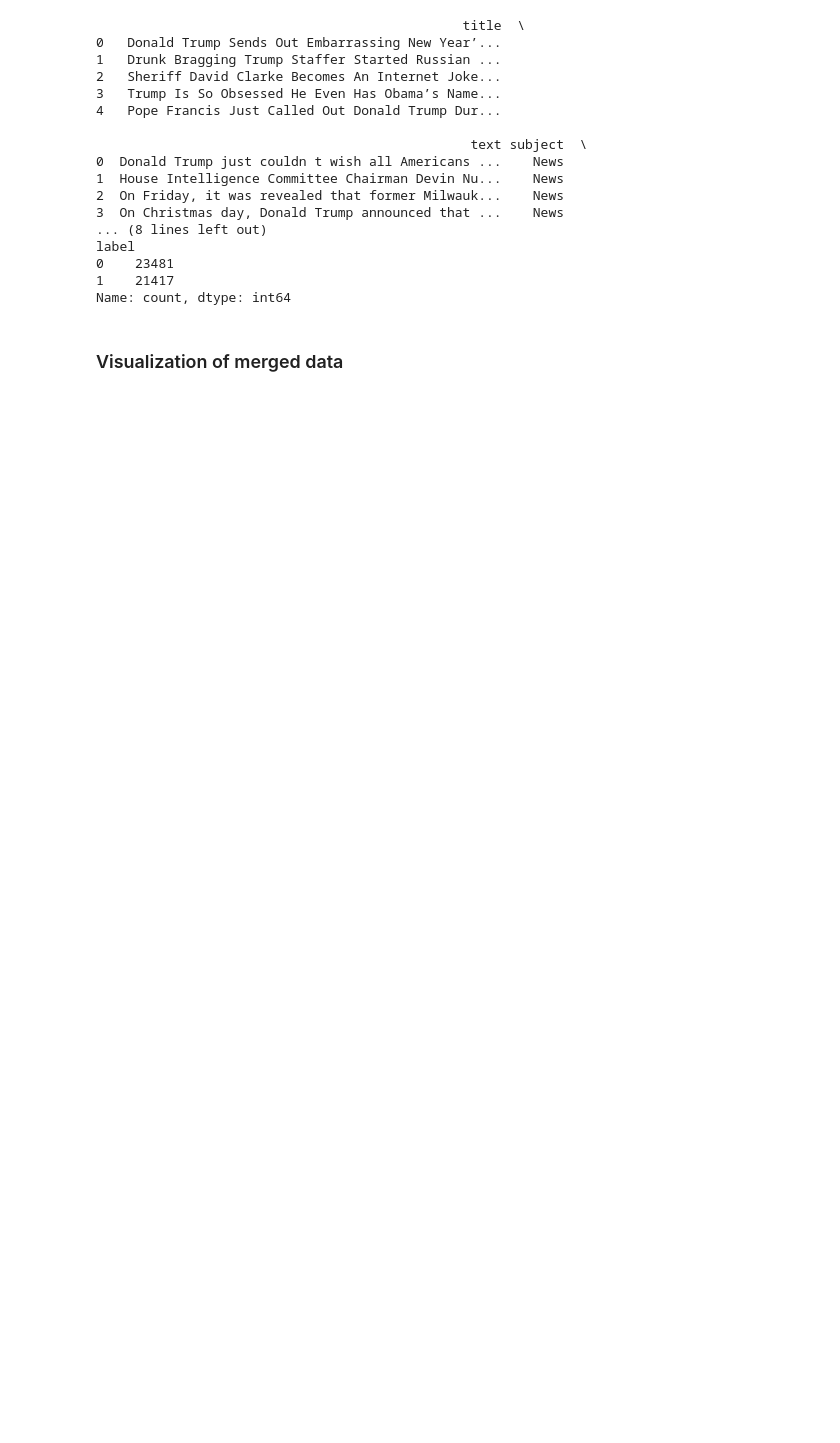
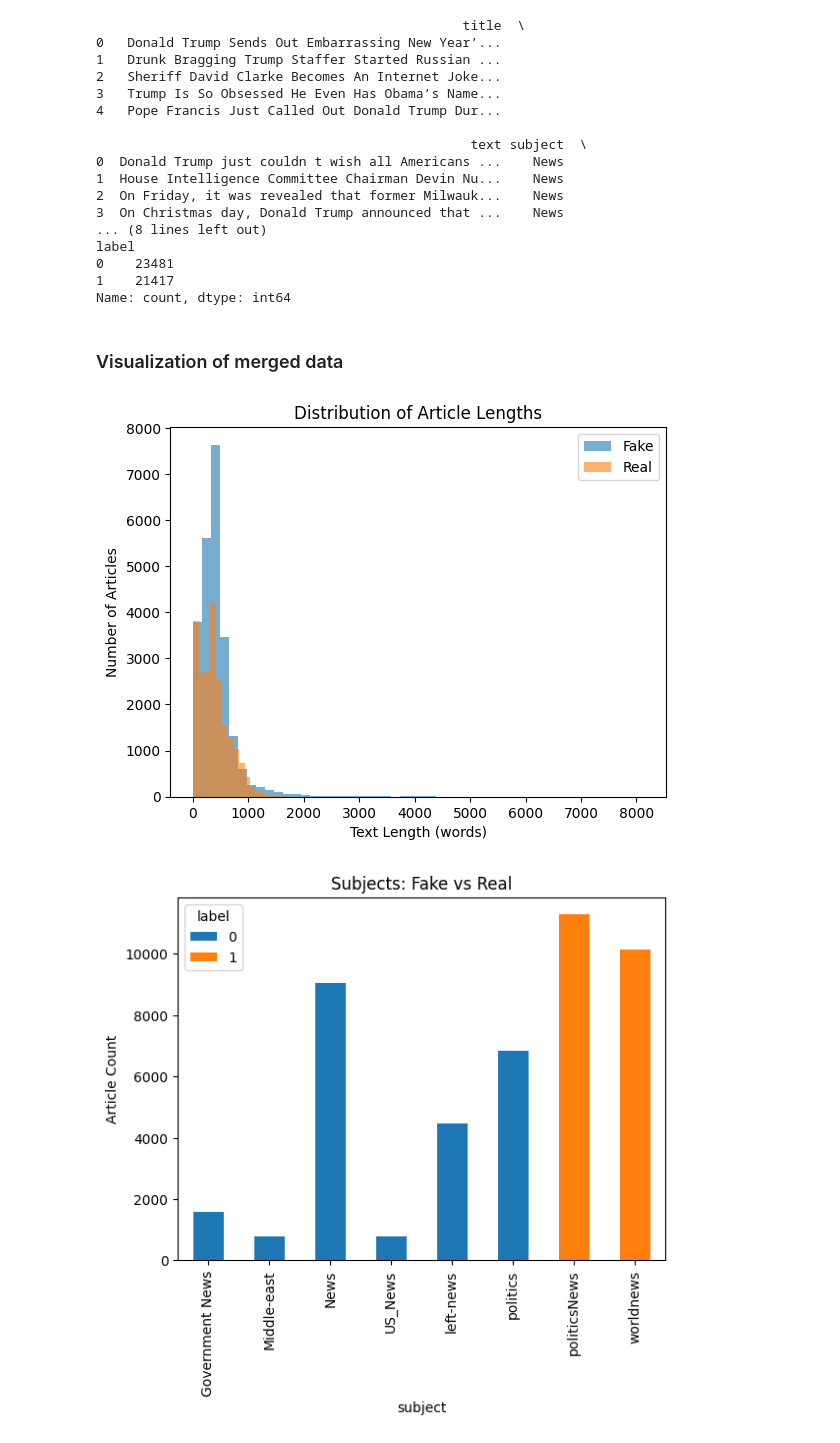
Before and after one commit to XDAathi/Fake_News_Identifier, a Jupyter notebook: data_analysis.ipynb, the cells around one changed output. Cells and saved outputs as stored; diff of their text form; code cells hidden in the pictures; blank space fills up the shorter version.

```diff
--- a/data_analysis.ipynb
+++ b/data_analysis.ipynb
@@ -37,3 +40,33 @@ label
 Name: count, dtype: int64
 # %% [markdown]
 ### Visualization of merged data
+# %%
+#Visualizing Amount of Articles VS Text Length
+
+df['text_length'] = df['text'].apply(lambda x: len(str(x).split()))
+
+plt.hist(df[df['label'] == 0]['text_length'], bins=50, alpha=0.6, label='Fake')
+plt.hist(df[df['label'] == 1]['text_length'], bins=50, alpha=0.6, label='Real')
+plt.xlabel('Text Length (words)')
+plt.ylabel('Number of Articles')
+plt.legend()
+plt.title('Distribution of Article Lengths')
+plt.show()
+
+
+#Subject vs Label to see if certain topics more prone to fake news
+df.groupby(['subject', 'label']).size().unstack().plot(kind='bar', stacked=True)
+plt.title('Subjects: Fake vs Real')
+plt.ylabel('Article Count')
+plt.show()
+
+#Balance Chart
+df['label'].value_counts().plot(kind='bar')
+plt.xticks(ticks=[0, 1], labels=['Fake', 'Real'], rotation=0)
+plt.title("Class Distribution")
+
+df['date'] = pd.to_datetime(df['date'], errors='coerce')
+df['year'] = df['date'].dt.year
+# %% [output]
+[figure, added]
+[figure, added]
```
Also changed, not shown: parts of 4 cells of this notebook.
